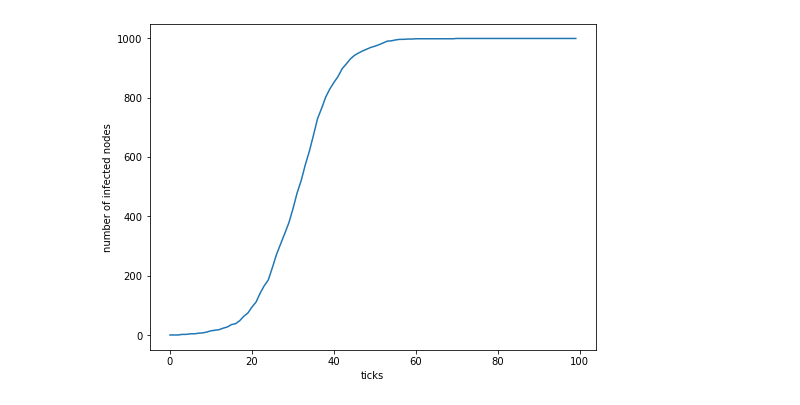
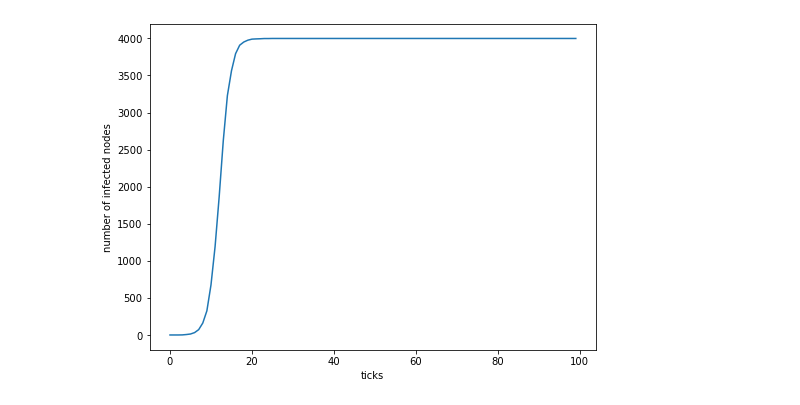
Before and after one commit to ficnawode/SI-model-sim, a Jupyter notebook: graph.ipynb, the cells around one changed output. Saved outputs shown, nothing was run; the diff lists cells and outputs as text; code cells hidden in the pictures.

```diff
--- a/graph.ipynb
+++ b/graph.ipynb
@@ -74,25 +96,28 @@ def create_erdos_graph(size, prob_of_connection, prob_of_infection):
     return g
 # %%
 #create an erdos graph
-g = create_erdos_graph(1000, 0.1, 0.001)
+g = create_erdos_graph_model(4000, 0.01, 0.01)
 #infect node 0
 g.nodes[0].infected = True
 
 #gather data
 tick_numbers = []
 infected_at_tick = []
 
 #watch chaos unfold
 for i in range(100):
     g.tick()
     tick_numbers.append(i)
     infected_at_tick.append(g.amount_of_infected)
 
 #plot the sucker
 plt.figure(figsize = (8,6))
 plt.plot(tick_numbers, infected_at_tick)
 plt.xlabel('ticks')
 plt.ylabel('number of infected nodes')
+
+# plt.savefig('out/infected_per_tick_erdos.jpg', dpi=300)
+
 plt.show()
 # %% [output]
-[figure, old version]
+[figure, new version]
```
Also changed, not shown: parts of 4 cells of this notebook, 1 other file.
